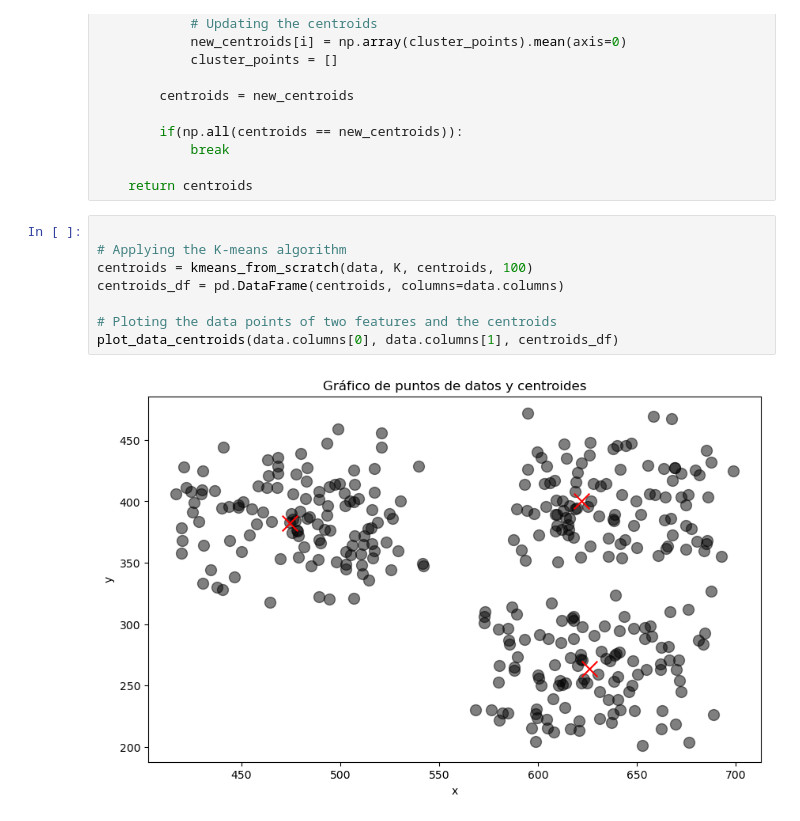
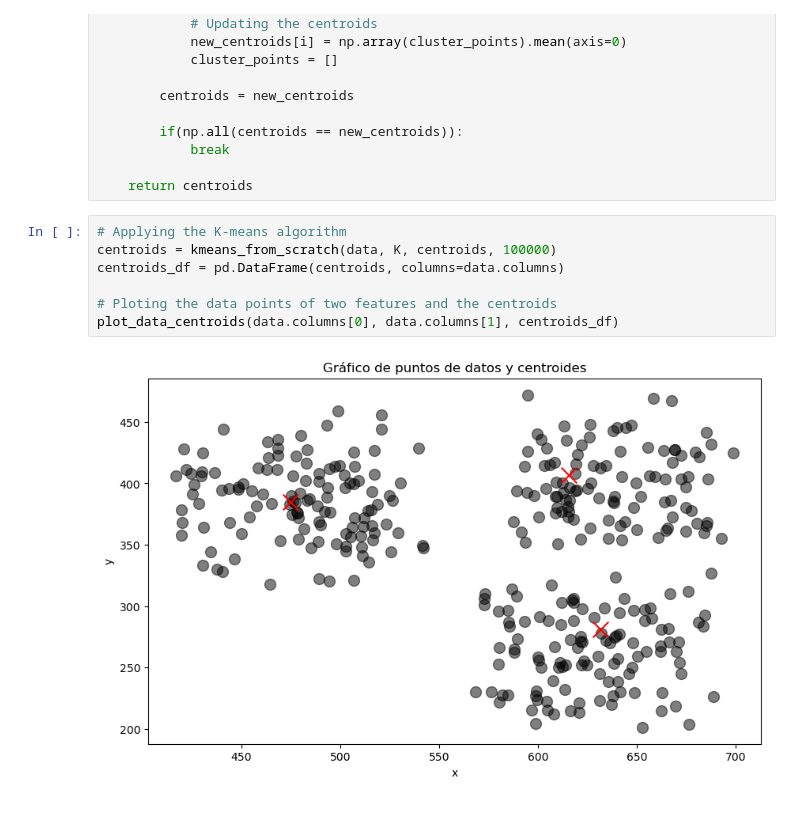
Before and after one commit to MonicaCabanas23/artificial-intelligence-course, a Jupyter notebook: Tareas/k-means-homework/Clustering_Homework.ipynb, the cells around one changed output. Cells and saved outputs as stored; diff of their text form.

```diff
--- a/Tareas/k-means-homework/Clustering_Homework.ipynb
+++ b/Tareas/k-means-homework/Clustering_Homework.ipynb
@@ -137,12 +143,11 @@ def kmeans_from_scratch(data, K, centroids, max_iters):
 
     return centroids
 # %%
-
 # Applying the K-means algorithm
-centroids = kmeans_from_scratch(data, K, centroids, 100)
+centroids = kmeans_from_scratch(data, K, centroids, 100000)
 centroids_df = pd.DataFrame(centroids, columns=data.columns)
 
 # Ploting the data points of two features and the centroids
 plot_data_centroids(data.columns[0], data.columns[1], centroids_df)
 # %% [output]
-[figure, old version]
+[figure, new version]
```
Also changed, not shown: parts of 9 cells of this notebook.
